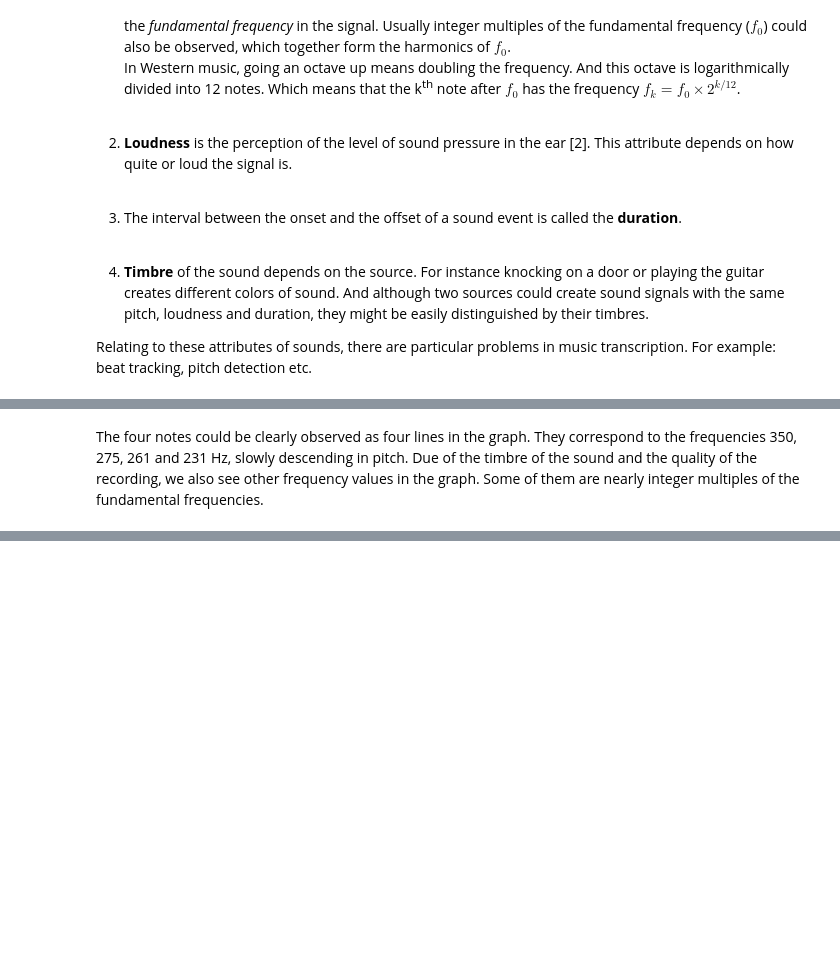
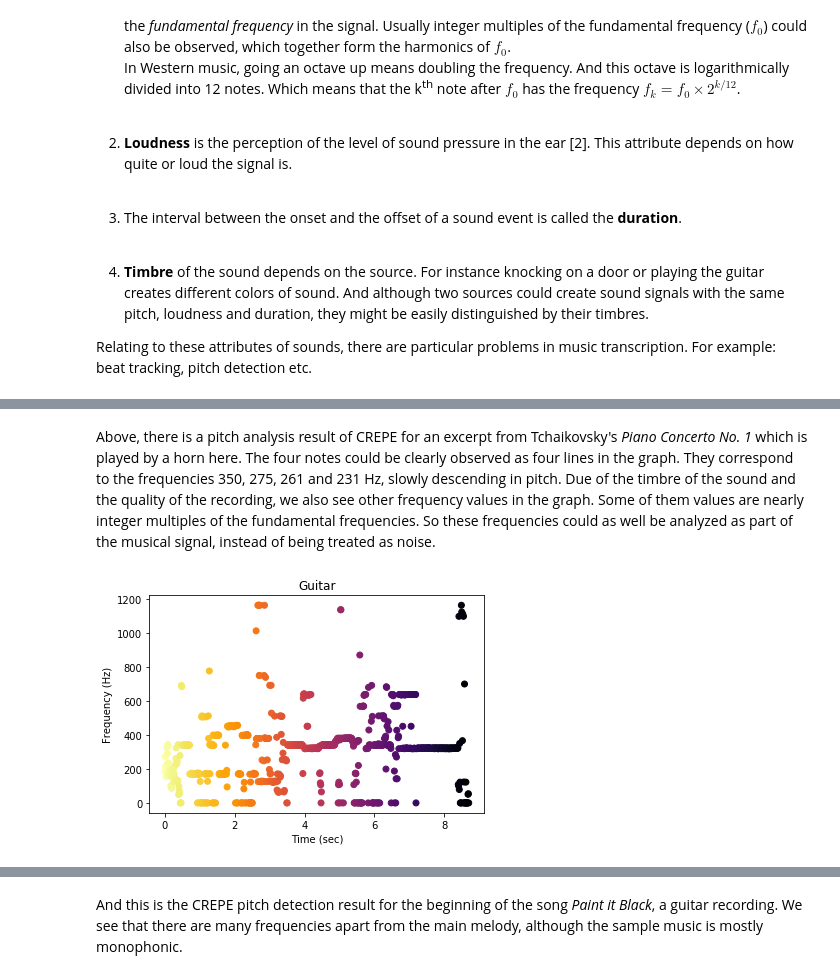
Before and after one commit to OnurOrhan/music-transcription-research, a Jupyter notebook: Report.ipynb, the cells around one changed output, grey strips where cells are left out. Drawn from its saved outputs; the diff is of its cells as text; code cells hidden in the pictures; blank space fills up the shorter version.

```diff
--- a/Report.ipynb
+++ b/Report.ipynb
@@ -100,3 +108,12 @@ IPython.display.Audio("source/tch.wav")
 [interactive output not drawn]
 # %% [markdown]
-The four notes could be clearly observed as four lines in the graph. They correspond to the frequencies 350, 275, 261 and 231 Hz, slowly descending in pitch. Due of the timbre of the sound and the quality of the recording, we also see other frequency values in the graph. Some of them are nearly integer multiples of the fundamental frequencies.
+Above, there is a pitch analysis result of CREPE for an excerpt from Tchaikovsky's *Piano Concerto No. 1* which is played by a horn here. The four notes could be clearly observed as four lines in the graph. They correspond to the frequencies 350, 275, 261 and 231 Hz, slowly descending in pitch. Due of the timbre of the sound and the quality of the recording, we also see other frequency values in the graph. Some of them values are nearly integer multiples of the fundamental frequencies. So these frequencies could as well be analyzed as part of the musical signal, instead of being treated as noise.
+# %%
+plt.scatter(m, n, c=-m, cmap='inferno')
+plt.xlabel('Time (sec)')
+plt.ylabel('Frequency (Hz)')
+plt.title('Guitar')
+plt.show()
+IPython.display.display(IPython.display.Audio("source/black.wav"))
+# %% [output]
+[figure, added]
@@ -103 +121,3 @@ The four notes could be clearly observed as four lines in the graph. They corres
+# %% [markdown]
+And this is the CREPE pitch detection result for the beginning of the song *Paint it Black*, a guitar recording. We see that there are many frequencies apart from the main melody, although the sample music is mostly monophonic.
 # %% [markdown]
```
Also changed, not shown: parts of 8 cells of this notebook, 2 other files.
